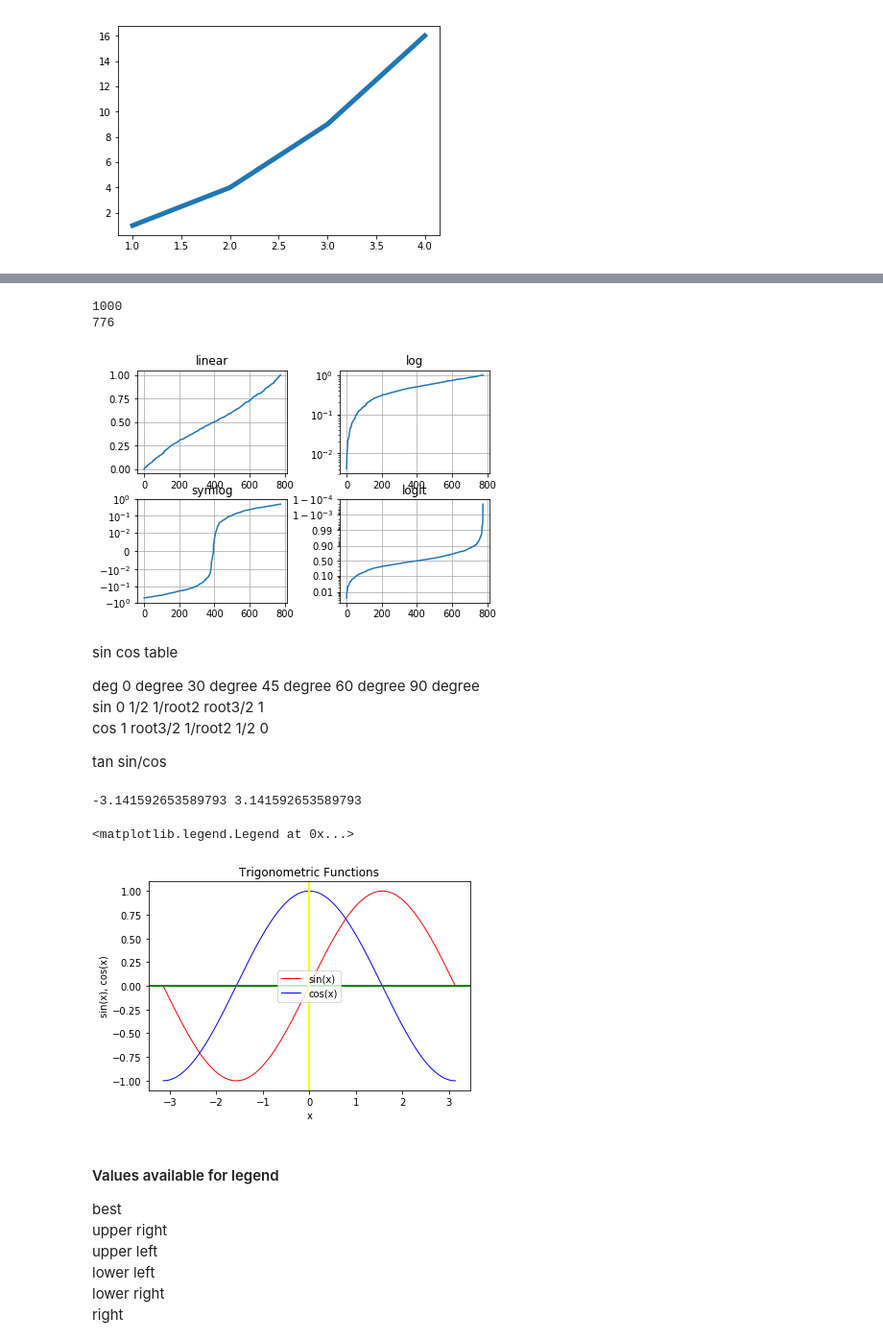
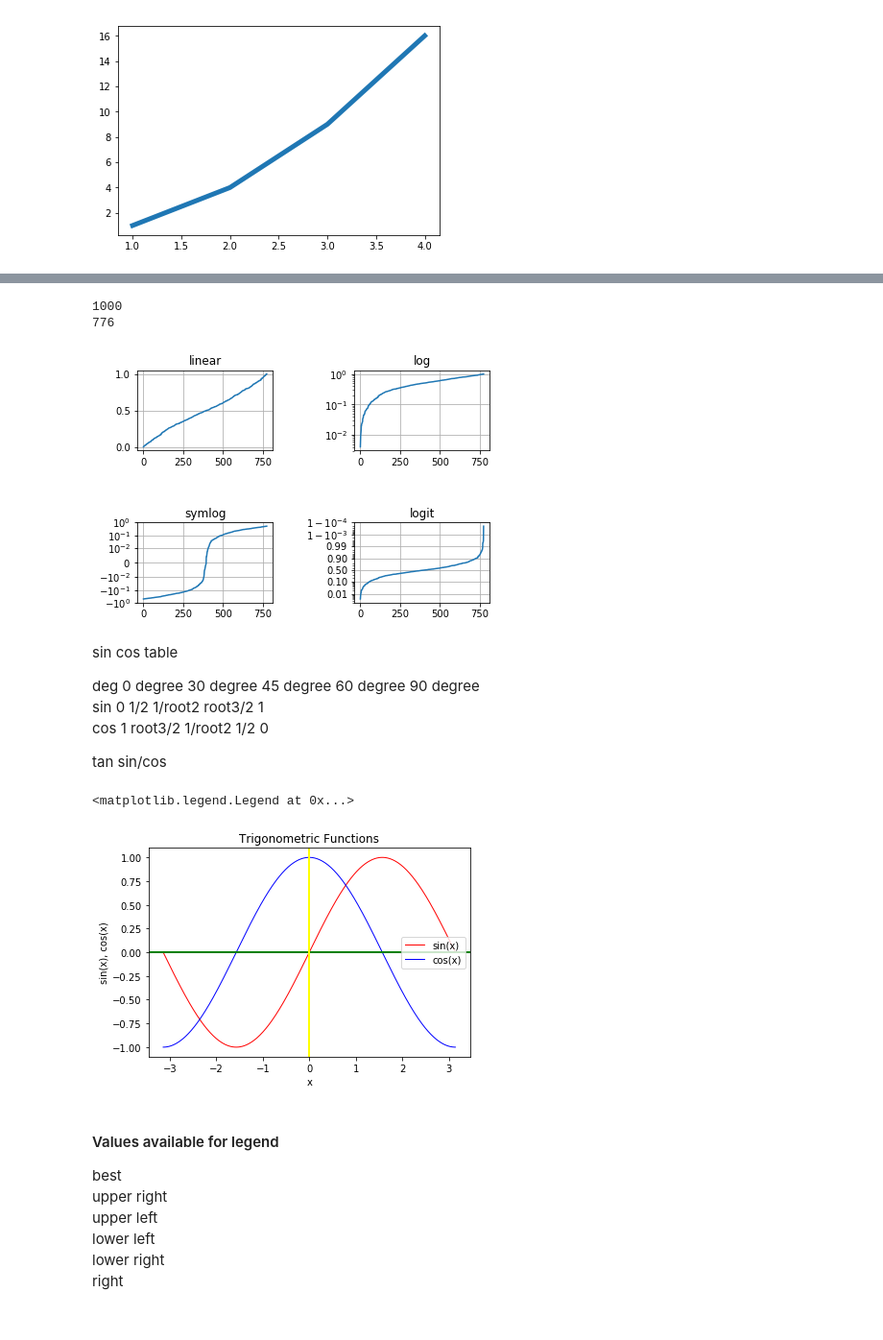
Before and after one commit to balajidileepkumar/Python_MachineLearning, a Jupyter notebook: Chapter-10-MatPlotLib.ipynb, the cells around one changed output, grey strips where cells are left out. Shown at 96% size. Cells and saved outputs as stored; diff of their text form; code cells hidden in the pictures.

```diff
--- a/Chapter-10-MatPlotLib.ipynb
+++ b/Chapter-10-MatPlotLib.ipynb
@@ -313,7 +331,7 @@ y = np.random.normal(loc=0.5, scale=0.4, size=1000)
 
 #print(y)
 print(len(y))
-
+#print(y>0)
 y = y[(y > 0) & (y < 1)]
 print(len(y))
 #print(y)
@@ -336,36 +354,36 @@ plt.grid(True)
 plt.subplot(222)
 plt.plot(x, y)
 plt.yscale('log')
 plt.title('log')
 plt.grid(True)
 
 
 # symmetric log
 plt.subplot(223)
 plt.plot(x, y - y.mean())
 plt.yscale('symlog', linthreshy=0.01)
 plt.title('symlog')
 plt.grid(True)
 
 # logit
 plt.subplot(224)
 plt.plot(x, y)
 plt.yscale('logit')
 plt.title('logit')
 plt.grid(True)
 # Format the minor tick labels of the y-axis into empty strings with
 # `NullFormatter`, to avoid cumbering the axis with too many labels.
 plt.gca().yaxis.set_minor_formatter(NullFormatter())
 # Adjust the subplot layout, because the logit one may take more space
 # than usual, due to y-tick labels like "1 - 10^{-3}"
-plt.subplots_adjust(top=0.92, bottom=0.08, left=0.10, right=0.95, hspace=0.25,
-               wspace=0.35)
+plt.subplots_adjust(top=0.92, bottom=0.08, left=0.10, right=0.95, hspace=0.9,
+               wspace=0.6)
 
 plt.show()
 # %% [output]
 1000
 776
-[figure, old version]
+[figure, new version]
 # %% [markdown]
 sin cos table
 <br>
@@ -377,7 +395,7 @@ cos     1       root3/2  1/root2  1/2        0<br>
 tan     sin/cos
 # %%
 xvalues = np.linspace(-np.pi, np.pi, 300)
-print(-np.pi, np.pi)
+#print(xvalues)
 #for x in range(len(xvalues)):
 #    print("index-",x,"value at index - ", xvalues[x], "sin of value -", np.sin(xvalues[x]),"cos of value - ", np.cos(xvalues[x]))
 yvalues1 = np.sin(xvalues)
@@ -393,11 +411,10 @@ plt.axhline(0.0, lw=2.0, color='green')
 #plt.axvline(0, lw=0.5, color='black')
 plt.axvline(0.0, lw=2.0, color='yellow')
 
-plt.legend(loc='center')
+plt.legend(loc='right')
 # %% [output]
--3.141592653589793 3.141592653589793
+<matplotlib.legend.Legend at 0x...>
-<matplotlib.legend.Legend at 0x...>
-[figure, old version]
+[figure, new version]
 # %% [markdown]
 #### Values available for legend
 best<br>
```
Also changed, not shown: parts of 7 cells of this notebook, 1 other file.
